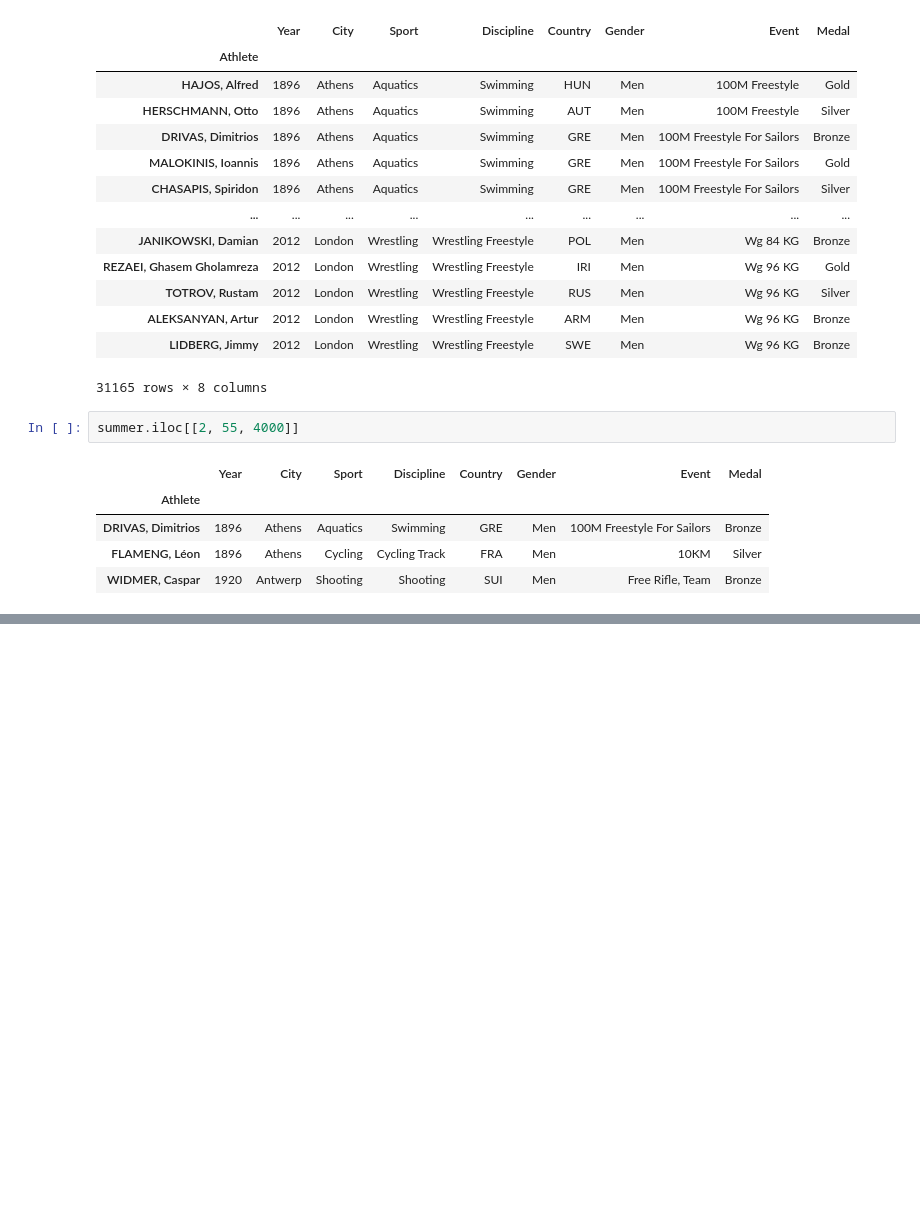
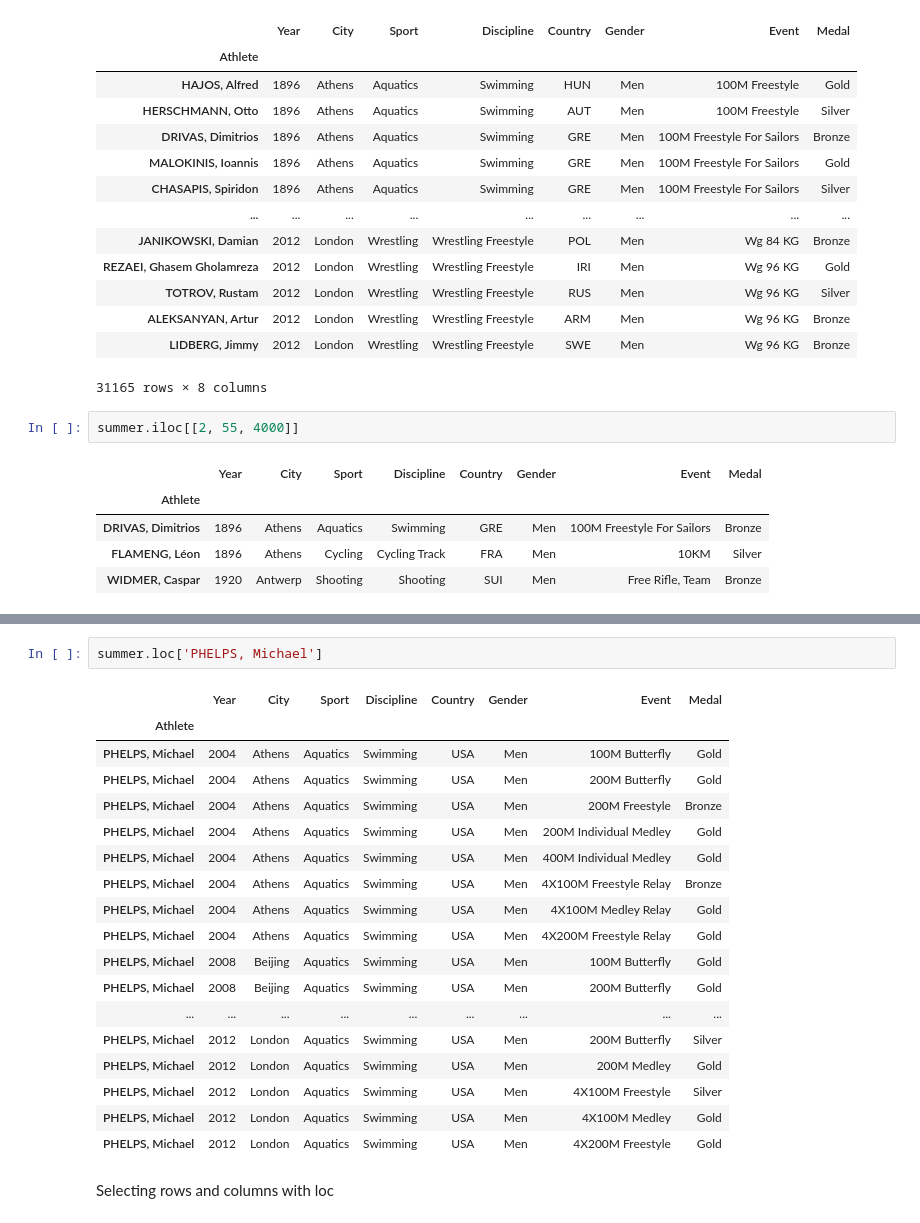
Before and after one commit to Jamal811/Data-Science, a Jupyter notebook: Data-Scince-Projectbase/12-Projects-Data Science course/pandas_Materials/Pandas_1.ipynb, the cells around one changed output, grey strips where cells are left out. Drawn from its saved outputs; the diff is of its cells as text; blank space fills up the shorter version.

```diff
--- a/Data-Scince-Projectbase/12-Projects-Data Science course/pandas_Materials/Pandas_1.ipynb
+++ b/Data-Scince-Projectbase/12-Projects-Data Science course/pandas_Materials/Pandas_1.ipynb
@@ -519,0 +641,23 @@ summer.iloc[[2, 55, 4000]]
+# %%
+summer.loc['PHELPS, Michael']
+# %% [output]
+|  | Year | City | Sport | Discipline | Country | Gender | Event | Medal |
+| Athlete |  |  |  |  |  |  |  |  |
+| PHELPS, Michael | 2004 | Athens | Aquatics | Swimming | USA | Men | 100M Butterfly | Gold |
+| PHELPS, Michael | 2004 | Athens | Aquatics | Swimming | USA | Men | 200M Butterfly | Gold |
+| PHELPS, Michael | 2004 | Athens | Aquatics | Swimming | USA | Men | 200M Freestyle | Bronze |
+| PHELPS, Michael | 2004 | Athens | Aquatics | Swimming | USA | Men | 200M Individual Medley | Gold |
+| PHELPS, Michael | 2004 | Athens | Aquatics | Swimming | USA | Men | 400M Individual Medley | Gold |
+| PHELPS, Michael | 2004 | Athens | Aquatics | Swimming | USA | Men | 4X100M Freestyle Relay | Bronze |
+| PHELPS, Michael | 2004 | Athens | Aquatics | Swimming | USA | Men | 4X100M Medley Relay | Gold |
+| PHELPS, Michael | 2004 | Athens | Aquatics | Swimming | USA | Men | 4X200M Freestyle Relay | Gold |
+| PHELPS, Michael | 2008 | Beijing | Aquatics | Swimming | USA | Men | 100M Butterfly | Gold |
+| PHELPS, Michael | 2008 | Beijing | Aquatics | Swimming | USA | Men | 200M Butterfly | Gold |
+| ... | ... | ... | ... | ... | ... | ... | ... | ... |
+| PHELPS, Michael | 2012 | London | Aquatics | Swimming | USA | Men | 200M Butterfly | Silver |
+| PHELPS, Michael | 2012 | London | Aquatics | Swimming | USA | Men | 200M Medley | Gold |
+| PHELPS, Michael | 2012 | London | Aquatics | Swimming | USA | Men | 4X100M Freestyle | Silver |
+| PHELPS, Michael | 2012 | London | Aquatics | Swimming | USA | Men | 4X100M Medley | Gold |
+| PHELPS, Michael | 2012 | London | Aquatics | Swimming | USA | Men | 4X200M Freestyle | Gold |
+# %% [markdown]
+Selecting rows and columns with loc
```
Also changed, not shown: parts of 31 cells of this notebook.
